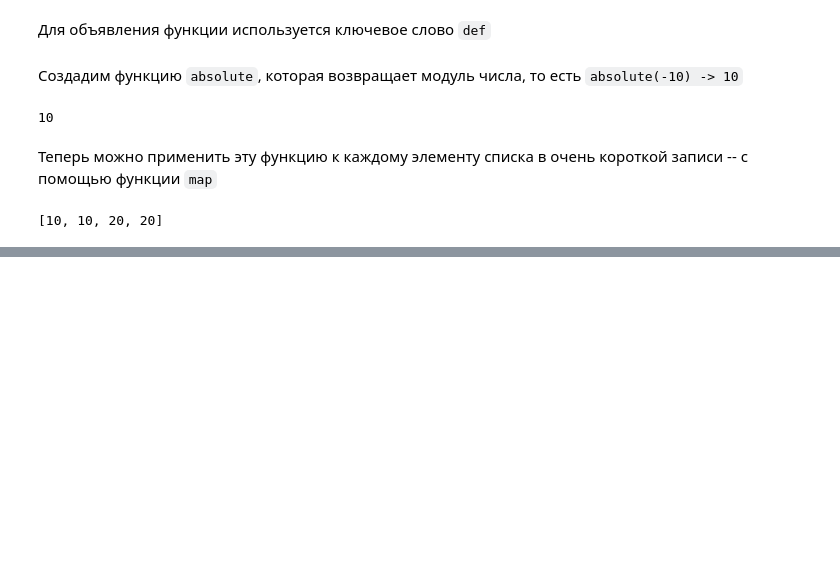
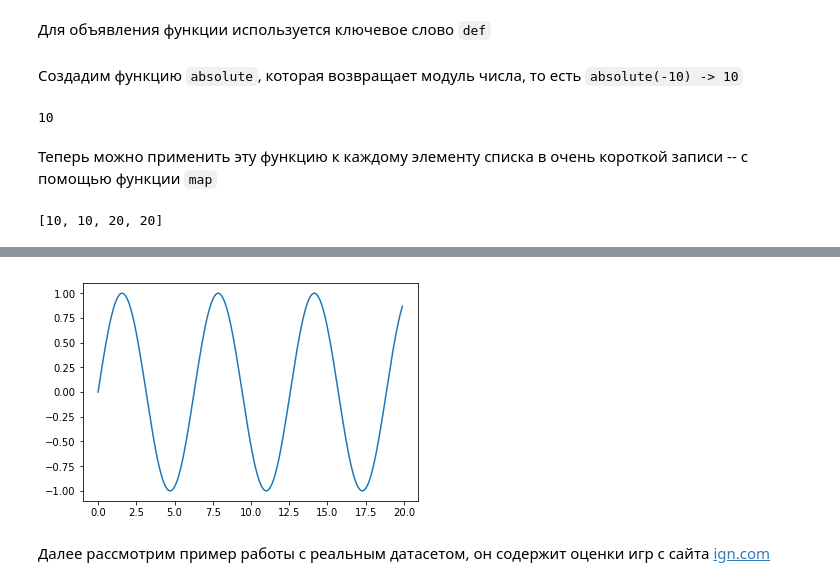
Before and after one commit to MrTsepa/SummerOlympSchool-MIPT-2018, a Jupyter notebook: Main.ipynb, the cells around one changed output, grey strips where cells are left out. Drawn from its saved outputs; the diff is of its cells as text; code cells hidden in the pictures; blank space fills up the shorter version.

```diff
--- a/Main.ipynb
+++ b/Main.ipynb
@@ -163,0 +192,9 @@ print(list(map(absolute, [10, -10, 20, -20])))
+# %%
+xs = np.arange(0, 20, 0.1) # массив чисел от 0 до 20 с шагом 0.1
+ys = np.sin(xs) # синус от каждого элемента массива
+plt.plot(xs, ys)
+plt.show()
+# %% [output]
+[figure, added]
+# %% [markdown]
+Далее рассмотрим пример работы с реальным датасетом, он содержит оценки игр с сайта [ign.com](ign.com)
```
Also changed, not shown: parts of 40 cells of this notebook, 1 other file.
